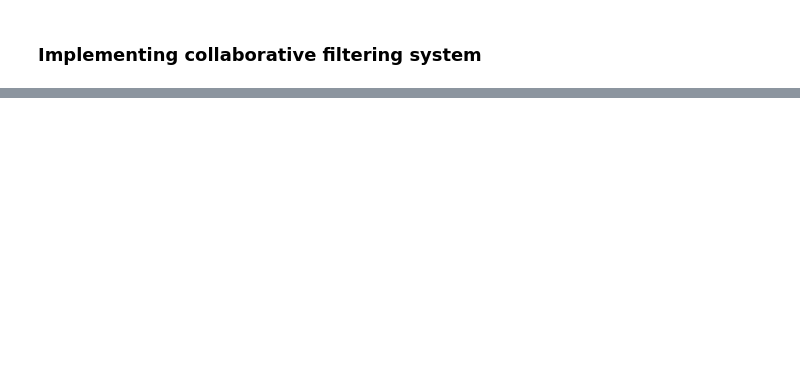
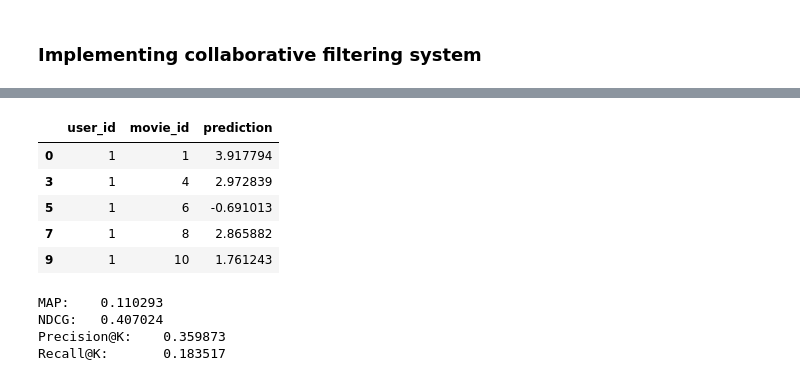
Before and after one commit to nizar7702/Project-Recommondation-system, a Jupyter notebook: Movie Recommondation system.ipynb, the cells around one changed output, grey strips where cells are left out. Saved outputs shown, nothing was run; the diff lists cells and outputs as text; code cells hidden in the pictures; blank space fills up the shorter version.

Commit message:
Kaggle Notebook | Movie Recommendation System Project | Version 4

```diff
--- a/Movie Recommondation system.ipynb
+++ b/Movie Recommondation system.ipynb
@@ -725,0 +1111,5 @@ print(f'Hybrid MAE: {mae}')
+# %%
+from cornac.data import Dataset
+train_set = Dataset.from_uir(train.itertuples(index=False), seed=SEED)
+print('Number of users: {}'.format(train_set.num_users))
+print('Number of items: {}'.format(train_set.num_items))
@@ -725,0 +1119,13 @@ print(f'Hybrid MAE: {mae}')
+# %%
+bpr = cornac.models.BPR(
+    k=NUM_FACTORS,
+    max_iter=NUM_EPOCHS,
+    learning_rate=0.01,
+    lambda_reg=0.001,
+    verbose=True,
+    seed=SEED
+)
+# %%
+with Timer() as t:
+    bpr.fit(train_set)
+print("Took {} seconds for training.".format(t))
@@ -725,0 +1135,4 @@ print(f'Hybrid MAE: {mae}')
+# %%
+with Timer() as t:
+    all_predictions = predict_ranking(bpr, train, usercol='user_id', itemcol='movie_id', remove_seen=True)
+print("Took {} seconds for prediction.".format(t))
@@ -725,0 +1141,33 @@ print(f'Hybrid MAE: {mae}')
+# %%
+all_predictions.head()
+# %% [output]
+|  | user_id | movie_id | prediction |
+| 0 | 1 | 1 | 3.917794 |
+| 3 | 1 | 4 | 2.972839 |
+| 5 | 1 | 6 | -0.691013 |
+| 7 | 1 | 8 | 2.865882 |
+| 9 | 1 | 10 | 1.761243 |
+# %%
+from recommenders.evaluation.python_evaluation import (
+    map, ndcg_at_k, precision_at_k, recall_at_k
+)
+
+# Define the evaluation metric
+k = 10
+
+# Evaluate the predictions
+eval_map = map(test, all_predictions, col_user='user_id', col_item='movie_id', col_rating='rating', col_prediction='prediction', k=k)
+eval_ndcg = ndcg_at_k(test, all_predictions, col_user='user_id', col_item='movie_id', col_rating='rating', col_prediction='prediction', k=k)
+eval_precision = precision_at_k(test, all_predictions, col_user='user_id', col_item='movie_id', col_rating='rating', col_prediction='prediction', k=k)
+eval_recall = recall_at_k(test, all_predictions, col_user='user_id', col_item='movie_id', col_rating='rating', col_prediction='prediction', k=k)
+
+# Print the evaluation results
+print("MAP:\t%f" % eval_map,
+      "NDCG:\t%f" % eval_ndcg,
+      "Precision@K:\t%f" % eval_precision,
+      "Recall@K:\t%f" % eval_recall, sep='\n')
+# %% [output]
+MAP:    0.110293
+NDCG:   0.407024
+Precision@K:    0.359873
+Recall@K:       0.183517
```
Also changed, not shown: parts of 84 cells of this notebook.
